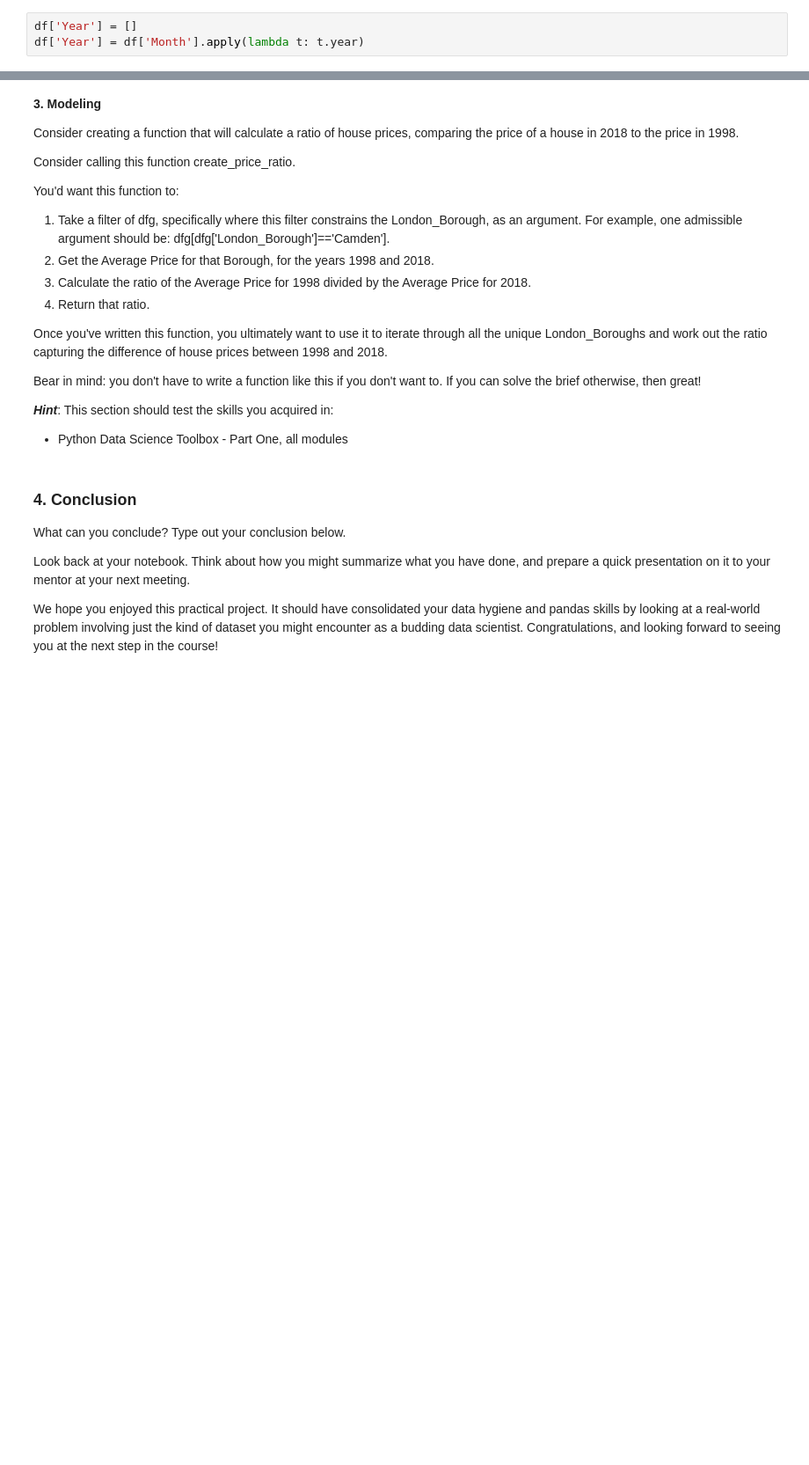
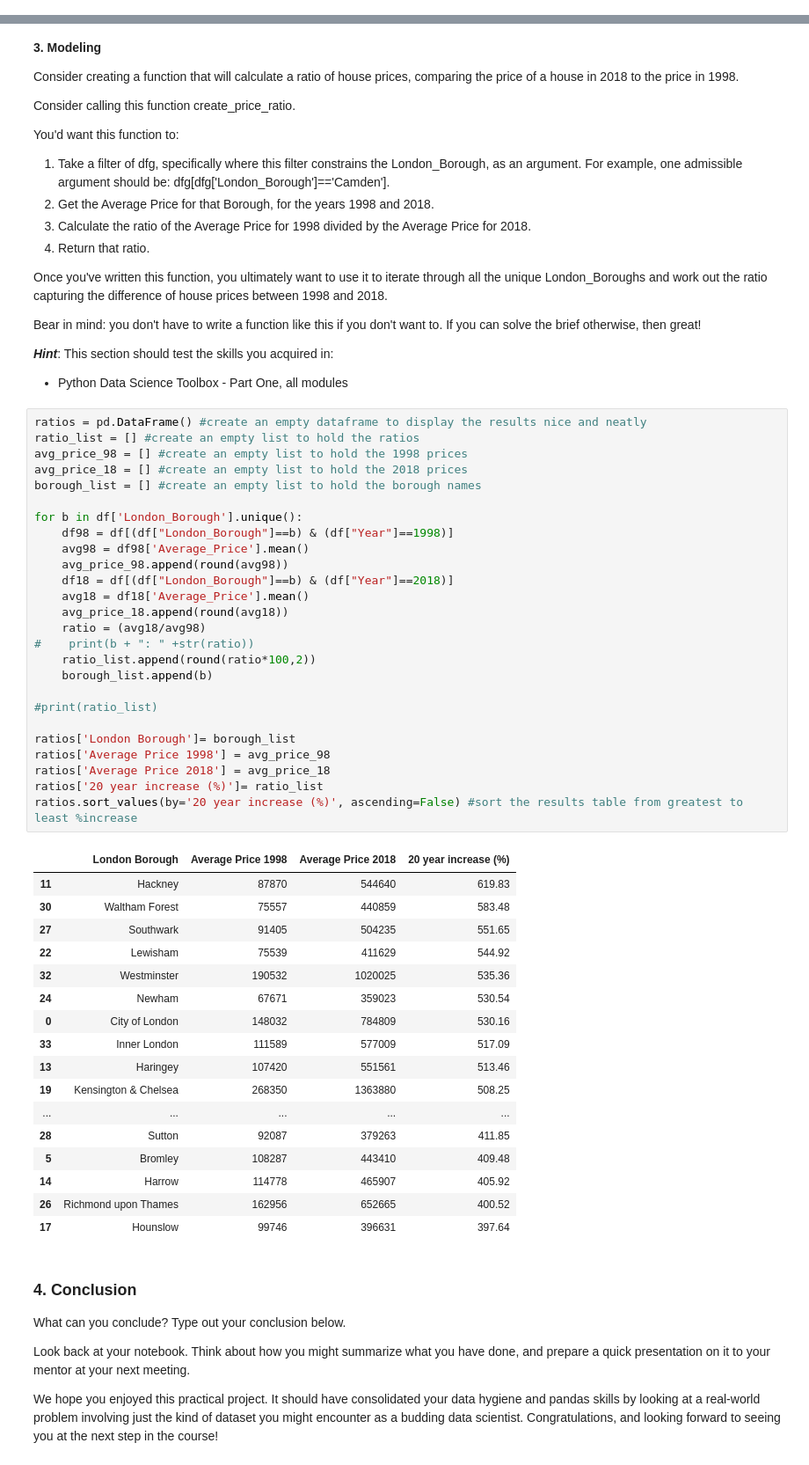
Before and after one commit to caitlinruble/Springboard, a Jupyter notebook: Unit 4 Challenge - Tier 3.ipynb, the cells around one changed output, grey strips where cells are left out. Shown at 88% size. Saved outputs shown, nothing was run; the diff lists cells and outputs as text; blank space fills up the shorter version.

```diff
--- a/Unit 4 Challenge - Tier 3.ipynb
+++ b/Unit 4 Challenge - Tier 3.ipynb
@@ -267,6 +275,3 @@ To this end, you *could* apply a ***lambda function***. Your logic could work as
 3. store that corresponding year as separate column.
 
 Whether you go ahead with this is up to you. Just so long as you answer our initial brief: which boroughs of London have seen the greatest house price increase, on average, over the past two decades?
-# %%
-df['Year'] = []
-df['Year'] = df['Month'].apply(lambda t: t.year)
@@ -291,6 +294,50 @@ Bear in mind: you don't have to write a function like this if you don't want to.
 
 ***Hint***: This section should test the skills you acquired in:
 - Python Data Science Toolbox - Part One, all modules
+# %%
+ratios = pd.DataFrame() #create an empty dataframe to display the results nice and neatly
+ratio_list = [] #create an empty list to hold the ratios
+avg_price_98 = [] #create an empty list to hold the 1998 prices
+avg_price_18 = [] #create an empty list to hold the 2018 prices
+borough_list = [] #create an empty list to hold the borough names
+
+for b in df['London_Borough'].unique():
+    df98 = df[(df["London_Borough"]==b) & (df["Year"]==1998)]
+    avg98 = df98['Average_Price'].mean()
+    avg_price_98.append(round(avg98))
+    df18 = df[(df["London_Borough"]==b) & (df["Year"]==2018)]
+    avg18 = df18['Average_Price'].mean()
+    avg_price_18.append(round(avg18))
+    ratio = (avg18/avg98)
+#    print(b + ": " +str(ratio))
+    ratio_list.append(round(ratio*100,2))
+    borough_list.append(b)
+
+#print(ratio_list)
+
+ratios['London Borough']= borough_list
+ratios['Average Price 1998'] = avg_price_98
+ratios['Average Price 2018'] = avg_price_18
+ratios['20 year increase (%)']= ratio_list
+ratios.sort_values(by='20 year increase (%)', ascending=False) #sort the results table from greatest to least %increase
+# %% [output]
+|  | London Borough | Average Price 1998 | Average Price 2018 | 20 year increase (%) |
+| 11 | Hackney | 87870 | 544640 | 619.83 |
+| 30 | Waltham Forest | 75557 | 440859 | 583.48 |
+| 27 | Southwark | 91405 | 504235 | 551.65 |
+| 22 | Lewisham | 75539 | 411629 | 544.92 |
+| 32 | Westminster | 190532 | 1020025 | 535.36 |
+| 24 | Newham | 67671 | 359023 | 530.54 |
+| 0 | City of London | 148032 | 784809 | 530.16 |
+| 33 | Inner London | 111589 | 577009 | 517.09 |
+| 13 | Haringey | 107420 | 551561 | 513.46 |
+| 19 | Kensington & Chelsea | 268350 | 1363880 | 508.25 |
+| ... | ... | ... | ... | ... |
+| 28 | Sutton | 92087 | 379263 | 411.85 |
+| 5 | Bromley | 108287 | 443410 | 409.48 |
+| 14 | Harrow | 114778 | 465907 | 405.92 |
+| 26 | Richmond upon Thames | 162956 | 652665 | 400.52 |
+| 17 | Hounslow | 99746 | 396631 | 397.64 |
 # %% [markdown]
 ### 4. Conclusion
 What can you conclude? Type out your conclusion below.
```
Also changed, not shown: parts of 5 cells of this notebook.
